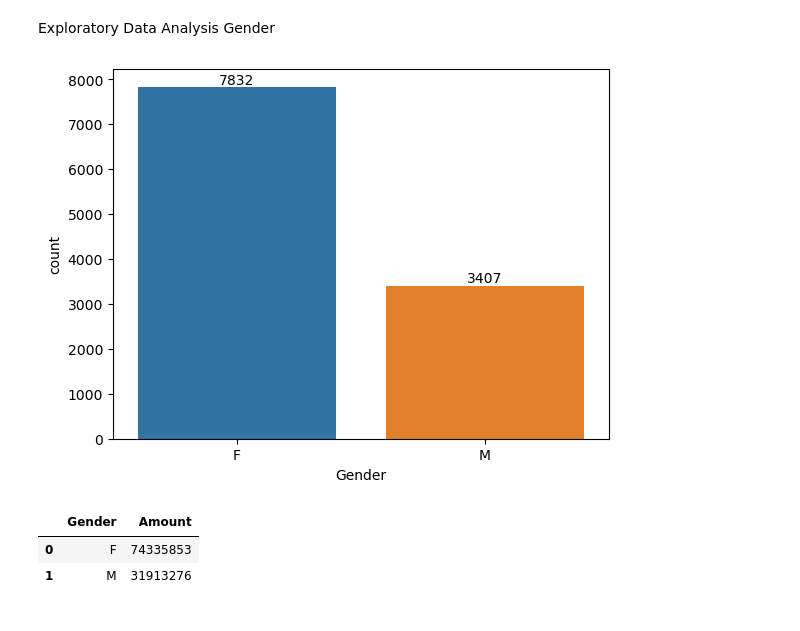
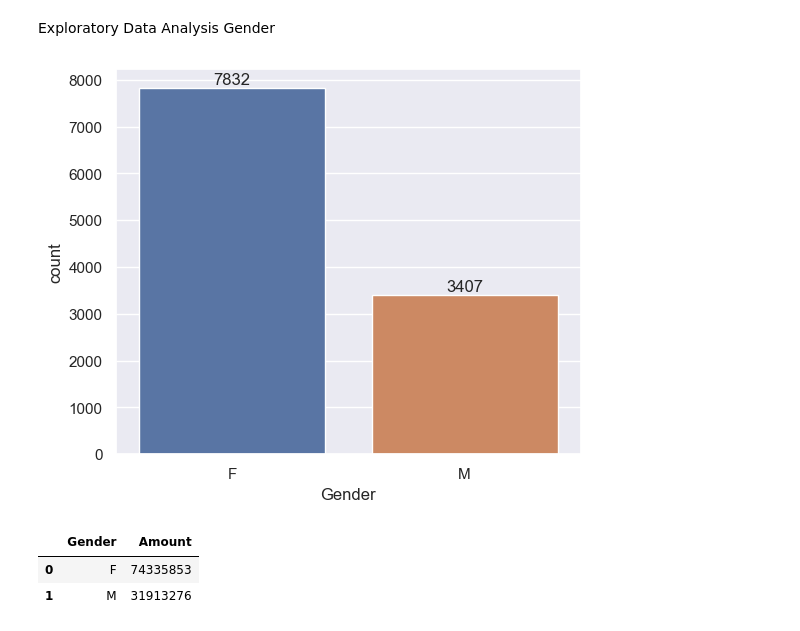
Before and after one commit to ahsanmasum88/diwali_sales_analysis, a Jupyter notebook: diwali_sales_analysis.ipynb, the cells around one changed output. Cells and saved outputs as stored; diff of their text form; code cells hidden in the pictures.

```diff
--- a/diwali_sales_analysis.ipynb
+++ b/diwali_sales_analysis.ipynb
@@ -125,10 +123,11 @@ Gender
 # %%
 import seaborn as sns
 ax = sns.countplot(x='Gender', data=df)
+sns.set(rc={'figure.figsize':(5,5)})
 for bars in ax.containers:
     ax.bar_label(bars)
 # %% [output]
-[figure, old version]
+[figure, new version]
 # %%
 df.groupby(['Gender'], as_index=False)['Amount'].sum().sort_values(by='Amount', ascending=False)
 # %% [output]
```
Also changed, not shown: parts of 18 cells of this notebook, 1 other file.
